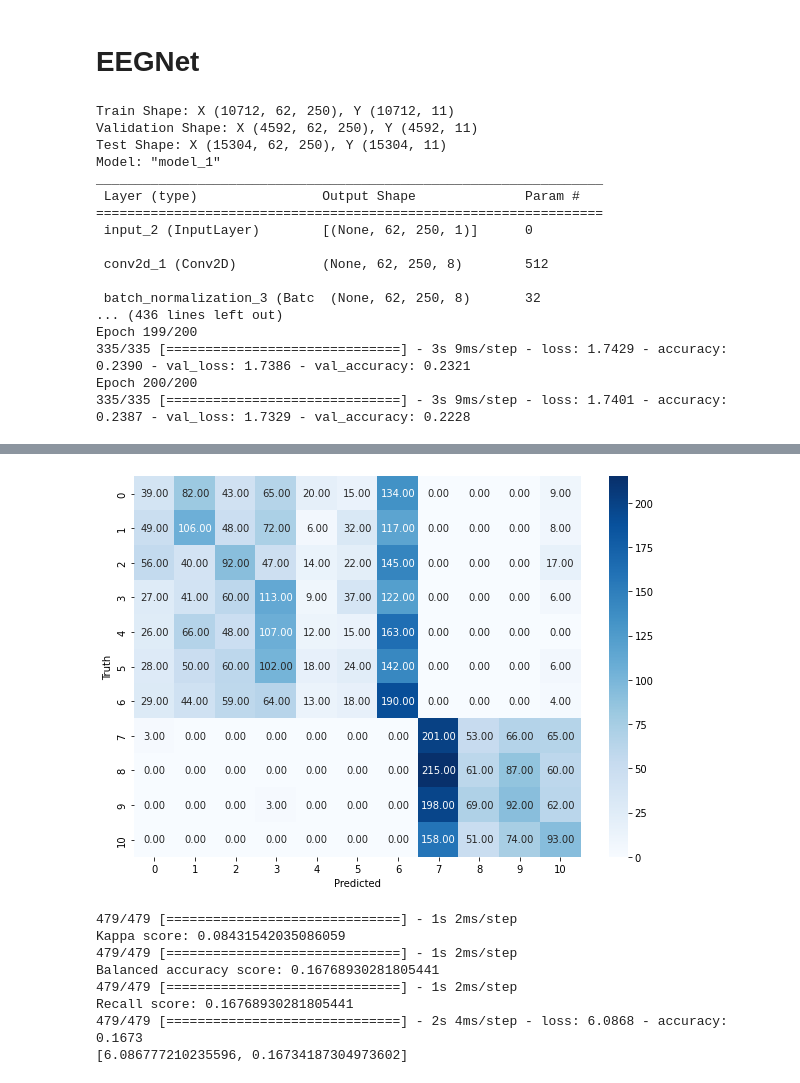
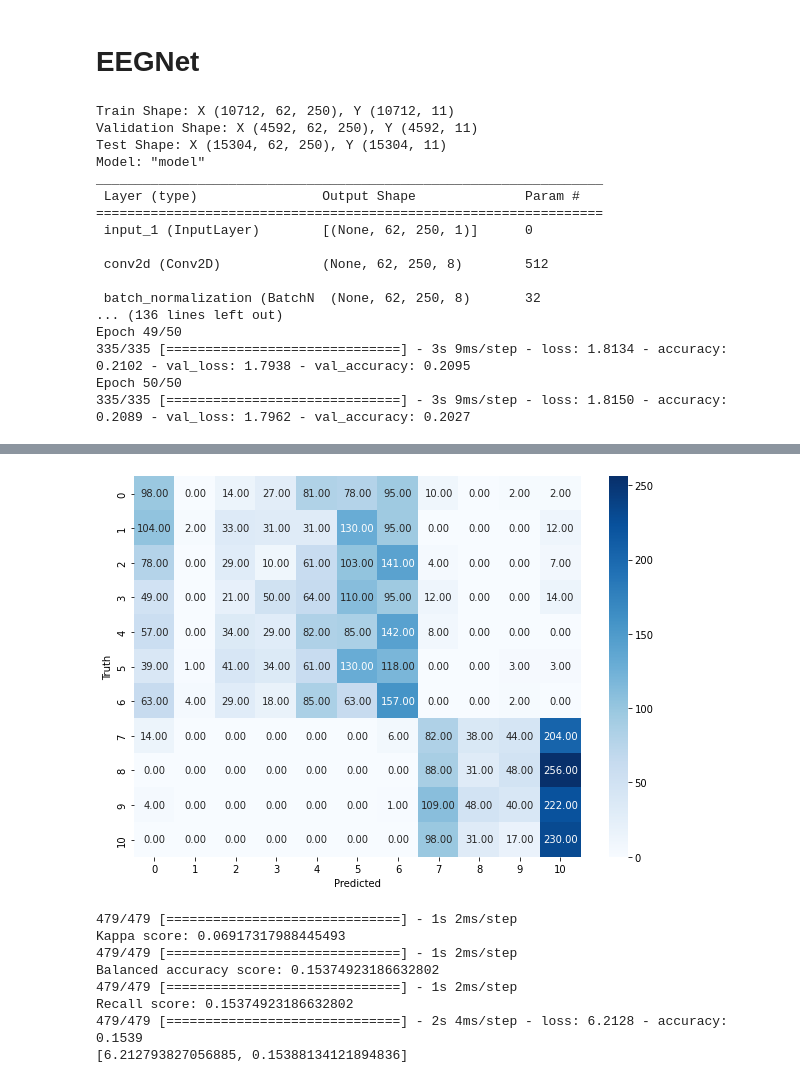
Before and after one commit to erfanghobadian/imagined-speech-classification, a Jupyter notebook: Imagined_Speech.ipynb, the cells around one changed output, grey strips where cells are left out. Cells and saved outputs as stored; diff of their text form; code cells hidden in the pictures.

```diff
--- a/Imagined_Speech.ipynb
+++ b/Imagined_Speech.ipynb
@@ -412,12 +412,12 @@ class CnnModel:
         model = tf.keras.Sequential([
             tf.keras.layers.Conv2D(
                 64, (3, 3), activation='relu', input_shape=self.input_shape,
-                strides=(1, 1), padding='same',
+                strides=(1, 1), padding='same', data_format='channels_last'
             ),
             tf.keras.layers.Conv2D(
                 128, (3, 3),
                 activation='relu',
-                strides=(1, 1), padding='same',
+                strides=(1, 1), padding='same', data_format='channels_last'
             ),
             tf.keras.layers.Flatten(),
             tf.keras.layers.Dense(64, activation="tanh"),
@@ -775,7 +775,7 @@ cnn_freq_cov_lstm.recall_score()
 # %% [markdown]
 # EEGNet
 # %%
-EPOCHS = 200
+EPOCHS = 50
 fe = FeatureExtractor(
     all_trials,
     all_labels,
@@ -818,17 +818,17 @@ print(cnn_eegnet.evaluate())
 Train Shape: X (10712, 62, 250), Y (10712, 11)
 Validation Shape: X (4592, 62, 250), Y (4592, 11)
 Test Shape: X (15304, 62, 250), Y (15304, 11)
-Model: "model_1"
+Model: "model"
 _________________________________________________________________
  Layer (type)                Output Shape              Param #
 =================================================================
- input_2 (InputLayer)        [(None, 62, 250, 1)]      0
+ input_1 (InputLayer)        [(None, 62, 250, 1)]      0
 
- conv2d_1 (Conv2D)           (None, 62, 250, 8)        512
+ conv2d (Conv2D)             (None, 62, 250, 8)        512
 
- batch_normalization_3 (Batc  (None, 62, 250, 8)       32
-... (436 lines left out)
-Epoch 199/200
-335/335 [==============================] - 3s 9ms/step - loss: 1.7429 - accuracy: 0.2390 - val_loss: 1.7386 - val_accuracy: 0.2321
-Epoch 200/200
-335/335 [==============================] - 3s 9ms/step - loss: 1.7401 - accuracy: 0.2387 - val_loss: 1.7329 - val_accuracy: 0.2228
+ batch_normalization (BatchN  (None, 62, 250, 8)       32
+... (136 lines left out)
+Epoch 49/50
+335/335 [==============================] - 3s 9ms/step - loss: 1.8134 - accuracy: 0.2102 - val_loss: 1.7938 - val_accuracy: 0.2095
+Epoch 50/50
+335/335 [==============================] - 3s 9ms/step - loss: 1.8150 - accuracy: 0.2089 - val_loss: 1.7962 - val_accuracy: 0.2027
@@ -838,9 +838,9 @@ Epoch 200/200
-[figure, old version]
+[figure, new version]
 479/479 [==============================] - 1s 2ms/step
-Kappa score: 0.08431542035086059
+Kappa score: 0.06917317988445493
 479/479 [==============================] - 1s 2ms/step
-Balanced accuracy score: 0.16768930281805441
+Balanced accuracy score: 0.15374923186632802
 479/479 [==============================] - 1s 2ms/step
-Recall score: 0.16768930281805441
-479/479 [==============================] - 2s 4ms/step - loss: 6.0868 - accuracy: 0.1673
-[6.086777210235596, 0.16734187304973602]
+Recall score: 0.15374923186632802
+479/479 [==============================] - 2s 4ms/step - loss: 6.2128 - accuracy: 0.1539
+[6.212793827056885, 0.15388134121894836]
```
Also changed, not shown: parts of 6 cells of this notebook.
